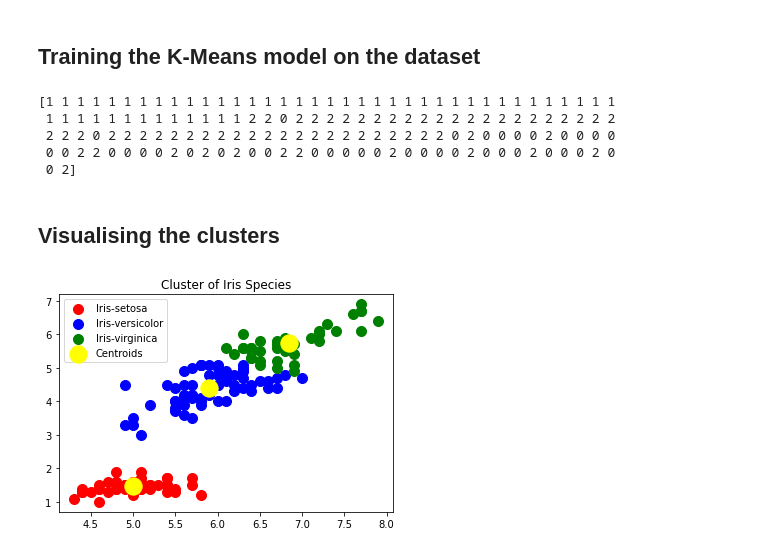
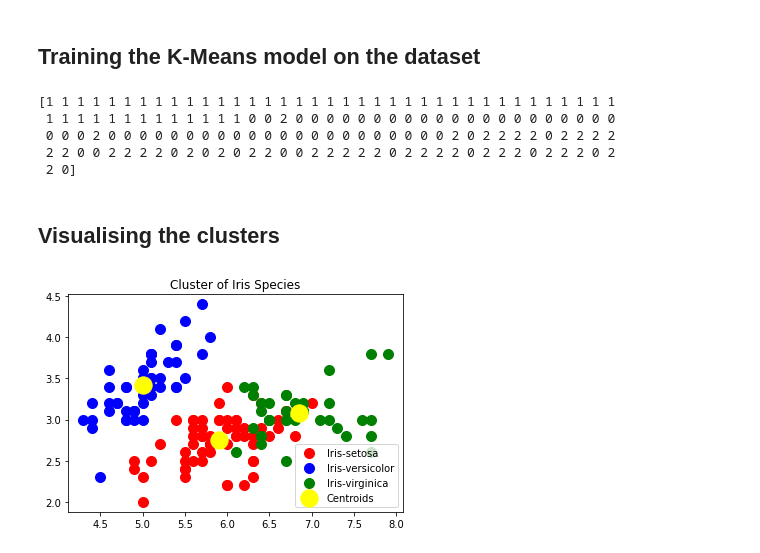
Before and after one commit to Janani-Mylswamy/TSF-Internship-Task-2, a Jupyter notebook: Task 2.ipynb, the cells around one changed output. Drawn from its saved outputs; the diff is of its cells as text; code cells hidden in the pictures.

```diff
--- a/Task 2.ipynb
+++ b/Task 2.ipynb
@@ -18,9 +18,8 @@ import matplotlib.pyplot as plt
 ## Importing the dataset
 # %%
 iris_dataset = pd.read_csv('Iris.csv')
-X = df.iloc[:, [1,3,4]].values
-# Neglecting Sepal_Width as it does not have unique separable values among the three species
-# Hence making the clustering more efficient
+X = iris_dataset.iloc[:, [1,2,3,4]].values
+
 iris_dataset.head()
 # %% [output]
 |  | Id | SepalLengthCm | SepalWidthCm | PetalLengthCm | PetalWidthCm | Species |
@@ -60,20 +83,20 @@ y_kmeans = kmeans.fit_predict(X)
 print(y_kmeans)
 # %% [output]
 [1 1 1 1 1 1 1 1 1 1 1 1 1 1 1 1 1 1 1 1 1 1 1 1 1 1 1 1 1 1 1 1 1 1 1 1 1
- 1 1 1 1 1 1 1 1 1 1 1 1 1 2 2 0 2 2 2 2 2 2 2 2 2 2 2 2 2 2 2 2 2 2 2 2 2
- 2 2 2 0 2 2 2 2 2 2 2 2 2 2 2 2 2 2 2 2 2 2 2 2 2 2 0 2 0 0 0 0 2 0 0 0 0
- 0 0 2 2 0 0 0 0 2 0 2 0 2 0 0 2 2 0 0 0 0 0 2 0 0 0 0 2 0 0 0 2 0 0 0 2 0
- 0 2]
+ 1 1 1 1 1 1 1 1 1 1 1 1 1 0 0 2 0 0 0 0 0 0 0 0 0 0 0 0 0 0 0 0 0 0 0 0 0
+ 0 0 0 2 0 0 0 0 0 0 0 0 0 0 0 0 0 0 0 0 0 0 0 0 0 0 2 0 2 2 2 2 0 2 2 2 2
+ 2 2 0 0 2 2 2 2 0 2 0 2 0 2 2 0 0 2 2 2 2 2 0 2 2 2 2 0 2 2 2 0 2 2 2 0 2
+ 2 0]
 # %% [markdown]
 ## Visualising the clusters
 # %%
-plt.scatter(X[y_kmeans==1, 0], X[y_kmeans==1, 1], s = 100, c = 'red',label = 'Iris-setosa')
-plt.scatter(X[y_kmeans==2, 0], X[y_kmeans==2, 1], s = 100, c = 'blue',label = 'Iris-versicolor')
-plt.scatter(X[y_kmeans==0, 0], X[y_kmeans==0, 1], s = 100, c = 'green',label = 'Iris-virginica')
+plt.scatter(X[y_kmeans==0, 0], X[y_kmeans==0, 1], s = 100, c = 'red',label = 'Iris-setosa')
+plt.scatter(X[y_kmeans==1, 0], X[y_kmeans==1, 1], s = 100, c = 'blue',label = 'Iris-versicolor')
+plt.scatter(X[y_kmeans==2, 0], X[y_kmeans==2, 1], s = 100, c = 'green',label = 'Iris-virginica')
 plt.scatter(kmeans.cluster_centers_[:, 0], kmeans.cluster_centers_[:, 1], s = 300, c = 'yellow', label = 'Centroids')
 
 plt.title('Cluster of Iris Species')
 plt.legend()
 plt.show()
 # %% [output]
-[figure, old version]
+[figure, new version]
```
Also changed, not shown: parts of 5 cells of this notebook.
